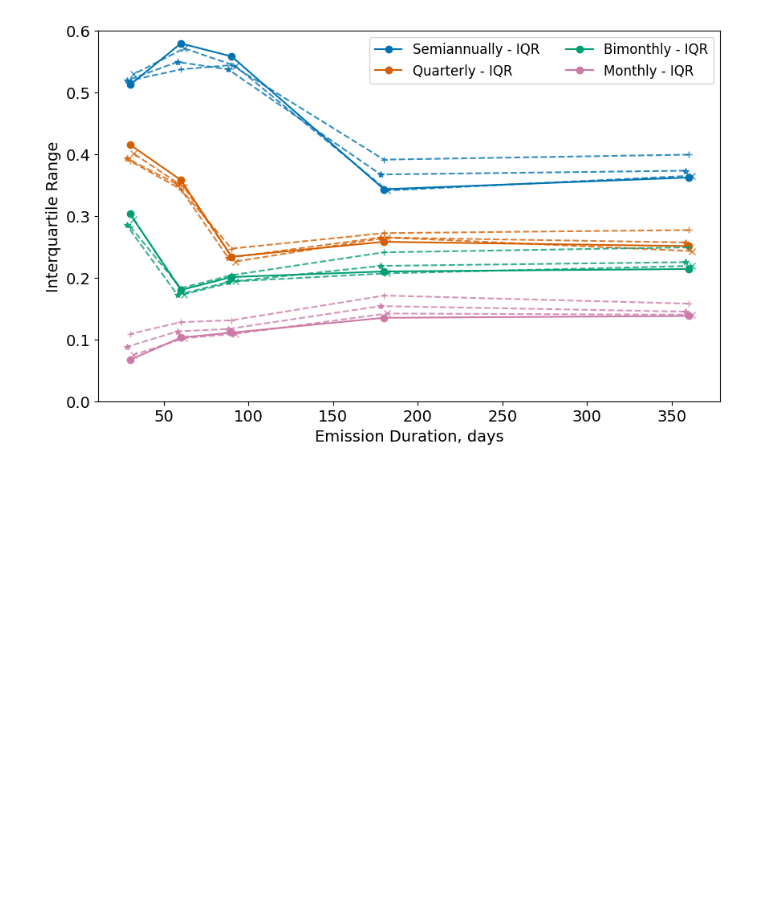
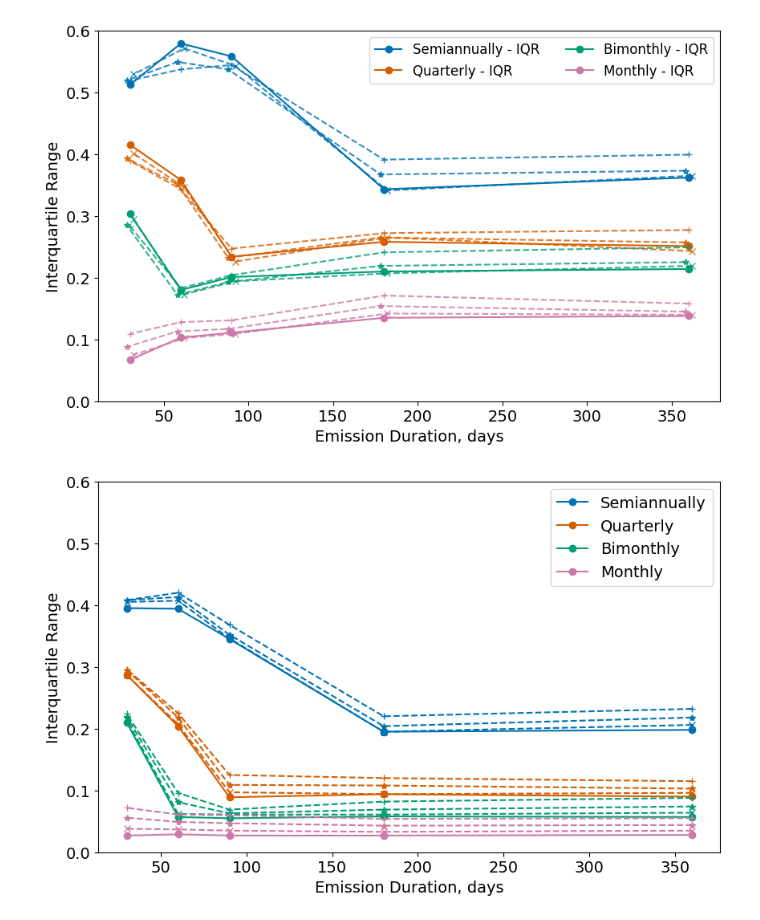
Before and after one commit to HJJJJX/Figure-Plotting, a Jupyter notebook: Published_1.ipynb, the cells around one changed output. Cells and saved outputs as stored; diff of their text form; code cells hidden in the pictures; blank space fills up the shorter version.

```diff
--- a/Published_1.ipynb
+++ b/Published_1.ipynb
@@ -574,3 +574,78 @@ plt.legend(unique_labels.values(), unique_labels.keys(), fontsize=12, loc='upper
 plt.show()
 # %% [output]
 [figure]
+# %%
+#Unrepair
+import matplotlib.pyplot as plt
+import numpy as np
+
+# Provided data
+x_values = np.array([[360, 180, 90, 60, 30]] * 4)
+
+# Calculate 25th and 75th percentiles
+percentile_25 = np.array([
+    [19.6, 7.9, -6.0, -10.5, -13.5],
+    [10.4, 4.8, 0.9, -4.4, -10.9],
+    [6.6, 3.5, -2.2, -0.0, -7.3],
+    [2.6, 1.2, -0.0, -0.4, -0.3]
+])
+
+percentile_75 = np.array([
+    [39.4, 27.4, 28.5, 28.9, 26.0],
+    [19.4, 14.2, 9.8, 16.0, 17.8],
+    [12.3, 9.3, 3.3, 5.7, 13.7],
+    [5.4, 3.9, 2.7, 2.5, 2.4]
+])
+
+# Calculate the interquartile range (IQR)
+difference = (100 + (percentile_75 - percentile_25)) / 100 - 1
+
+# IAD1 data and conversion
+IAD1 = np.array([
+    [20.6, 19.5, 34.6, 40.7, 40.5],
+    [9.6, 9.4, 9.7, 20.7, 28.7],
+    [6.4, 6.1, 6.1, 6.2, 21.4],
+    [3.5, 3.3, 3.5, 3.7, 3.8]
+])
+D1 = (100 + IAD1) / 100 - 1
+
+IAD2 = np.array([
+    [21.8,20.4,35.2,41.3,40.8],
+    [10.3,10.8,10.9,21.8,29.5],
+    [7.4,6.9,6.3,8.1,21.9],
+    [4.4,4.3,4.7,4.9,5.6]
+])
+D2 = (100 + IAD2) / 100 - 1
+
+IAD3 = np.array([
+    [23.2,22,36.8,42,40.8],
+    [11.5,12,12.5,22.5,29.6],
+    [8.8,8.2,6.9,9.6,22.4],
+    [5.5,5.4,6,6.1,7.2]
+])
+D3 = (100 + IAD3) / 100 - 1
+
+# Plotting
+plt.figure(figsize=(10, 6))
+
+# Color-blind friendly colors
+colors = ['#0072B2', '#D55E00', '#009E73', '#CC79A7']  # Blue, Orange, Green, Purple
+
+labels = ["Semiannually", "Quarterly", "Bimonthly", "Monthly"]
+for i in range(difference.shape[0]):
+    plt.plot(x_values[i], difference[i], marker='o', color=colors[i], label=labels[i])
+    plt.plot(x_values[i], D1[i], marker='x', linestyle='--', color=colors[i])
+    plt.plot(x_values[i], D2[i], marker='*', linestyle='--', color=colors[i])
+    plt.plot(x_values[i], D3[i], marker='+', linestyle='--', color=colors[i])
+
+# Customize tick labels
+plt.xticks(fontsize=14)
+plt.yticks(fontsize=14)
+
+plt.xlabel('Emission Duration, days', fontsize=14)
+plt.ylabel('Interquartile Range', fontsize=14)
+plt.ylim(0, 0.6)  # Set the y-axis limits
+plt.legend(fontsize=14)
+plt.show()
+# %% [output]
+[figure, added]
```
Also changed, not shown: parts of 1 cell of this notebook.
